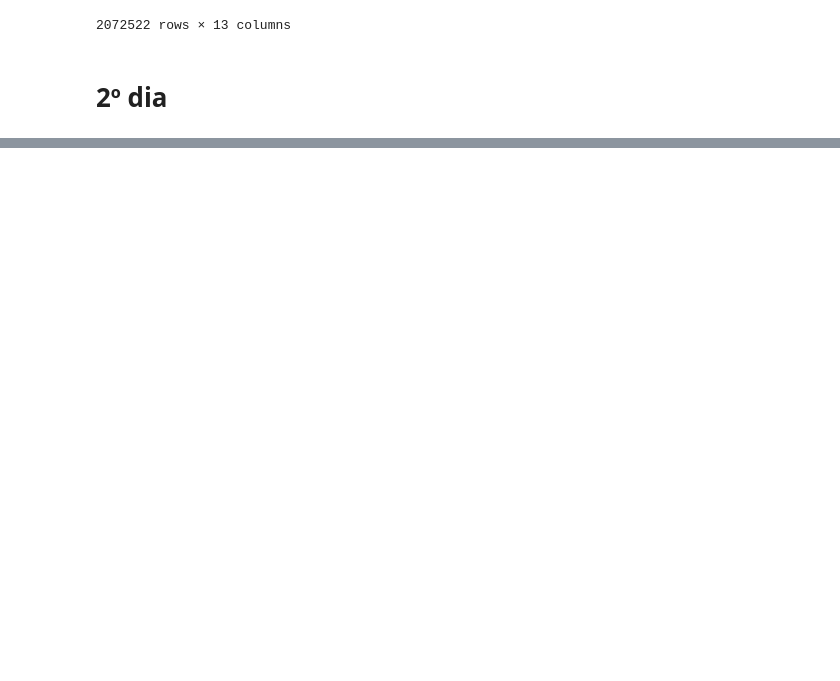
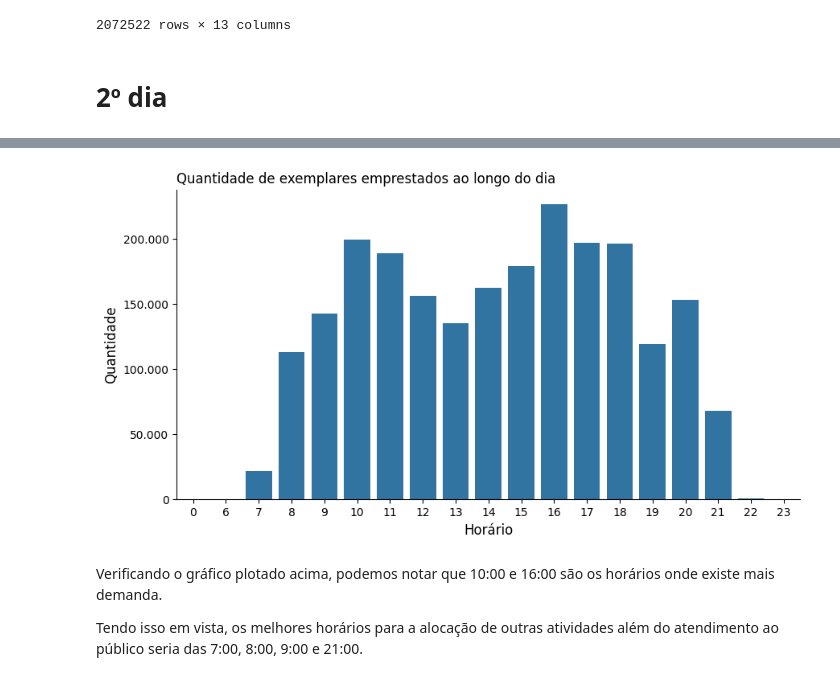
Before and after one commit to anacastrocc/-7DaysOfCode, a Jupyter notebook: _7DaysOfCode.ipynb, the cells around one changed output, grey strips where cells are left out. Drawn from its saved outputs; the diff is of its cells as text; code cells hidden in the pictures; blank space fills up the shorter version.

```diff
--- a/_7DaysOfCode.ipynb
+++ b/_7DaysOfCode.ipynb
@@ -234,0 +509,5 @@ emprestimos_acervo.head()
+# %%
+emprestimos_data['hora'] = emprestimos_data['data'].dt.hour
+quantidade_hora = emprestimos_data.groupby('hora')['quantidade'].sum().reset_index()
+
+quantidade_hora
@@ -234,0 +532,16 @@ emprestimos_acervo.head()
+# %%
+fig, ax= plt.subplots(figsize=(10,5))
+ax = sns.barplot(data= quantidade_hora, y= 'quantidade', x= 'hora')
+ax.set_title('Quantidade de exemplares emprestados ao longo do dia', loc='left')
+ax.set_xlabel('Horário', fontsize=12)
+ax.set_ylabel('Quantidade', fontsize=12)
+ax.spines['top'].set_visible(False)
+ax.spines['right'].set_visible(False)
+ax.yaxis.set_major_formatter(ticker.FuncFormatter(lambda x, p: format(int(x), ',').replace(',','.')))
+plt.show()
+# %% [output]
+[figure, added]
+# %% [markdown]
+Verificando o gráfico plotado acima, podemos notar que 10:00 e 16:00 são os horários onde existe mais demanda.
+
+Tendo isso em vista, os melhores horários para a alocação de outras atividades além do atendimento ao público seria das 7:00, 8:00, 9:00 e 21:00.
```
Also changed, not shown: parts of 33 cells of this notebook.
